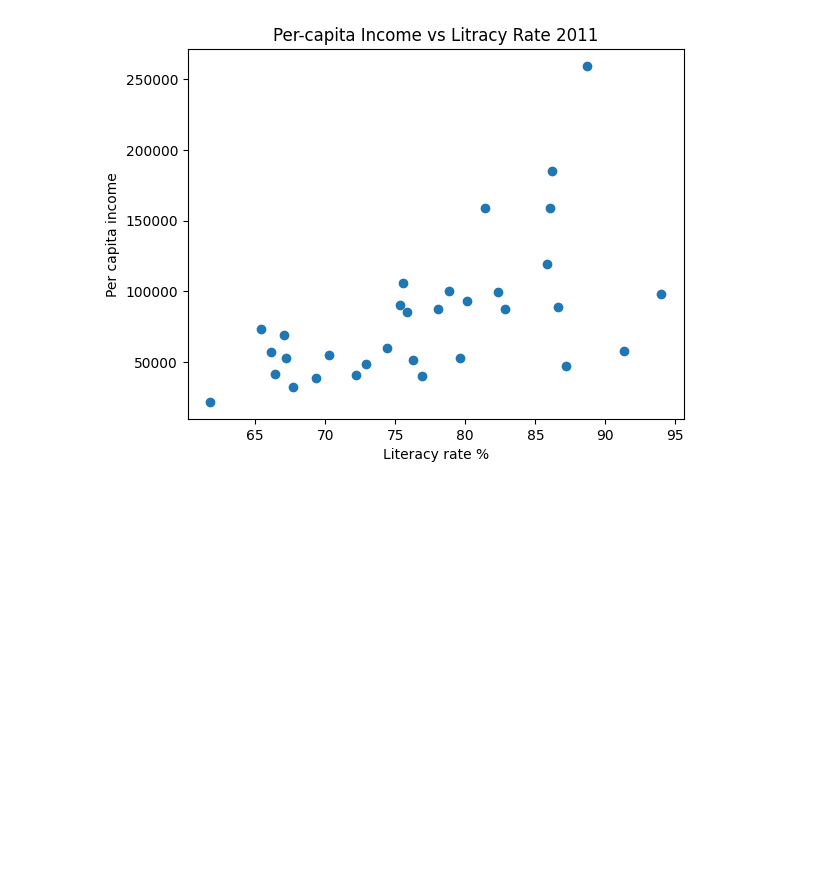
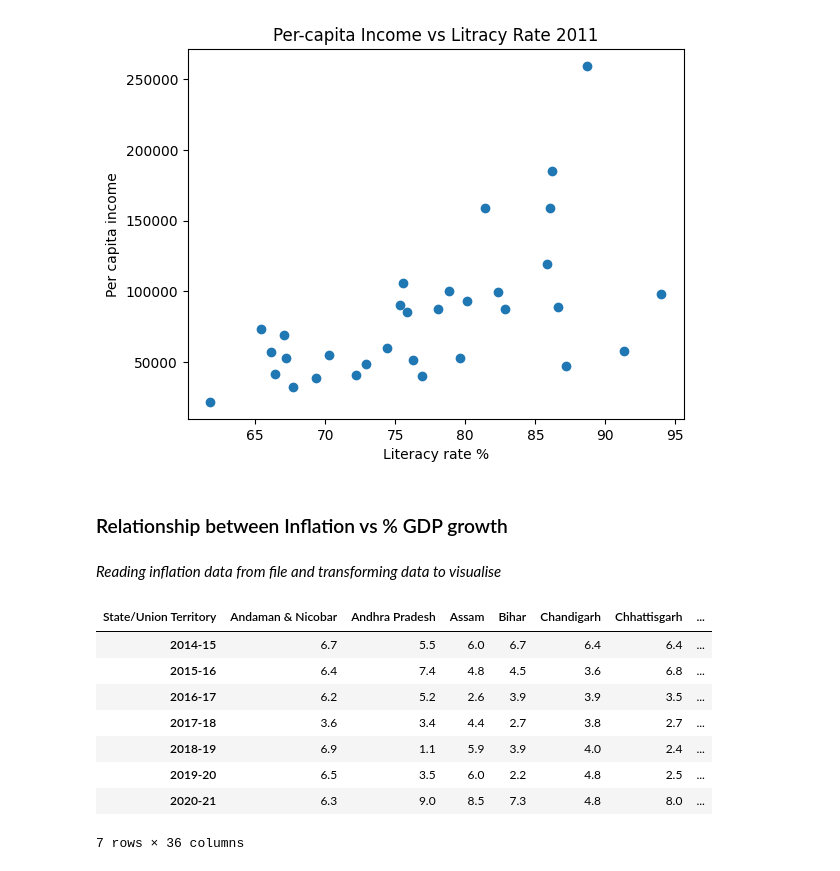
Before and after one commit to shashankkestwal/IndianEconomyAnalysis, a Jupyter notebook: DAV_Project-1.ipynb, the cells around one changed output. Drawn from its saved outputs; the diff is of its cells as text; code cells hidden in the pictures; blank space fills up the shorter version.

```diff
--- a/DAV_Project-1.ipynb
+++ b/DAV_Project-1.ipynb
@@ -389,3 +392,24 @@ plt.title("Per-capita Income vs Litracy Rate 2011")
 plt.show()
 # %% [output]
 [figure]
+# %% [markdown]
+### Relationship between Inflation vs % GDP growth
+# %% [markdown]
+*Reading inflation data from file and transforming data to visualise*
+# %%
+inflation = pd.read_excel("inflation_general.XLSX", skiprows = 3, skipfooter = 3) #reading data from excel
+inflation.drop("Unnamed: 0", inplace = True, axis = 1)   #dropping invalid attributes
+inflation.set_index("State/Union Territory", inplace = True)  #ressting index
+inflation = inflation.transpose()  #transposing data
+inflation.rename(columns = {"All India" : "India"}, inplace = True)  #renamming entries
+inflation
+# %% [output]
+| State/Union Territory | Andaman & Nicobar | Andhra Pradesh | Assam | Bihar | Chandigarh | Chhattisgarh | ... |
+| 2014-15 | 6.7 | 5.5 | 6.0 | 6.7 | 6.4 | 6.4 | ... |
+| 2015-16 | 6.4 | 7.4 | 4.8 | 4.5 | 3.6 | 6.8 | ... |
+| 2016-17 | 6.2 | 5.2 | 2.6 | 3.9 | 3.9 | 3.5 | ... |
+| 2017-18 | 3.6 | 3.4 | 4.4 | 2.7 | 3.8 | 2.7 | ... |
+| 2018-19 | 6.9 | 1.1 | 5.9 | 3.9 | 4.0 | 2.4 | ... |
+| 2019-20 | 6.5 | 3.5 | 6.0 | 2.2 | 4.8 | 2.5 | ... |
+| 2020-21 | 6.3 | 9.0 | 8.5 | 7.3 | 4.8 | 8.0 | ... |
+7 rows × 36 columns
```
Also changed, not shown: parts of 22 cells of this notebook.
